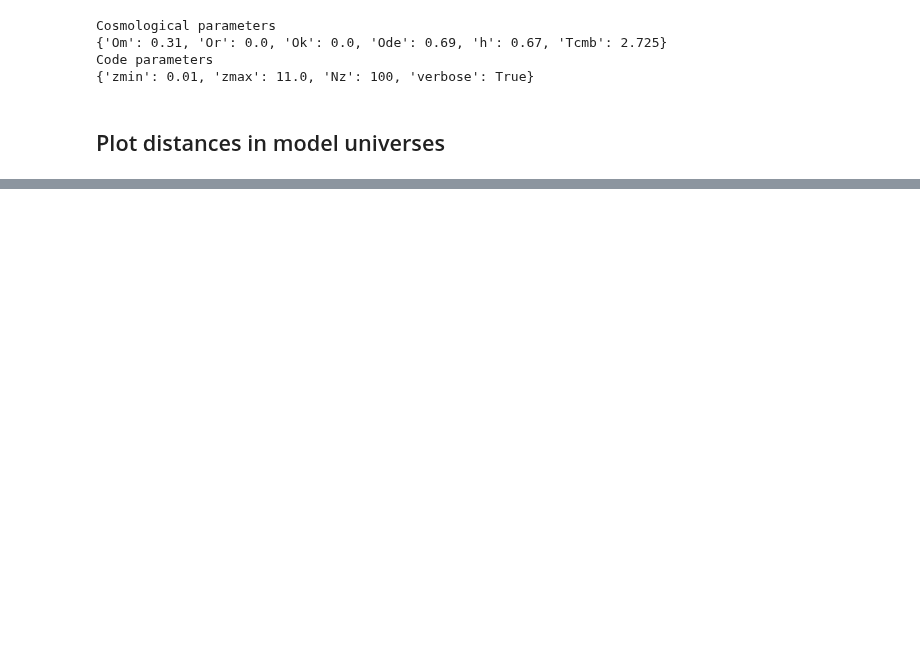
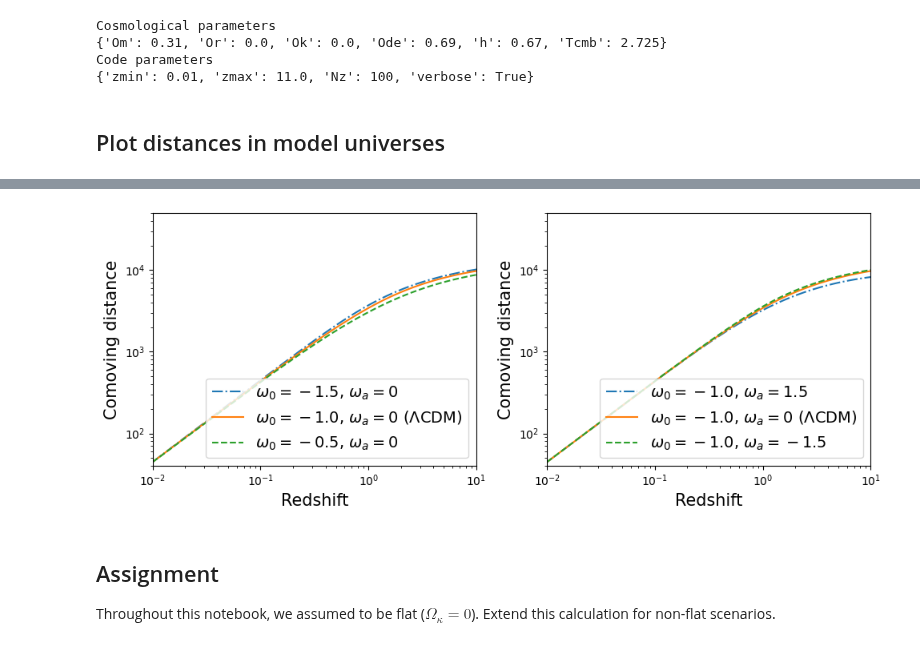
Before and after one commit to sambit-giri/AstronomyCalc, a Jupyter notebook: notebooks/model_universes.ipynb, the cells around one changed output, grey strips where cells are left out. Drawn from its saved outputs; the diff is of its cells as text; code cells hidden in the pictures; blank space fills up the shorter version.

```diff
--- a/notebooks/model_universes.ipynb
+++ b/notebooks/model_universes.ipynb
@@ -96,0 +145,38 @@ plt.show()
+# %%
+cosmo_flatw0wacdm_1 = cosmology.Flatw0waCDM(100*cosmo_dict['h'], cosmo_dict['Om'],
+                                         w0=-1.5, wa=0.0)
+cosmo_flatw0wacdm_2 = cosmology.Flatw0waCDM(100*cosmo_dict['h'], cosmo_dict['Om'],
+                                         w0=-0.5, wa=0.0)
+
+cosmo_flatw0wacdm_3 = cosmology.Flatw0waCDM(100*cosmo_dict['h'], cosmo_dict['Om'],
+                                         w0=-1.0, wa=1.5)
+cosmo_flatw0wacdm_4 = cosmology.Flatw0waCDM(100*cosmo_dict['h'], cosmo_dict['Om'],
+                                         w0=-1.0, wa=-1.5)
+# %%
+zs = np.linspace(param.code.zmin,param.code.zmax,param.code.Nz)
+
+fig, axs = plt.subplots(1,2,figsize=(10,4))
+axs[0].loglog(zs, cosmo_flatw0wacdm_1.comoving_distance(zs), ls='-.', label='$\omega_0=-1.5$, $\omega_a=0$')
+axs[0].loglog(zs, cosmo_flatlcdm.comoving_distance(zs), ls='-', label='$\omega_0=-1.0$, $\omega_a=0$ ($\Lambda$CDM)')
+axs[0].loglog(zs, cosmo_flatw0wacdm_2.comoving_distance(zs), ls='--', label='$\omega_0=-0.5$, $\omega_a=0$')
+axs[0].legend(loc=4, fontsize=14)
+axs[0].set_xlabel('Redshift', fontsize=15)
+axs[0].set_ylabel('Comoving distance', fontsize=15)
+axs[0].axis([0.01,10,40,5e4])
+
+axs[1].loglog(zs, cosmo_flatw0wacdm_3.comoving_distance(zs), ls='-.', label='$\omega_0=-1.0$, $\omega_a=1.5$')
+axs[1].loglog(zs, cosmo_flatlcdm.comoving_distance(zs), ls='-', label='$\omega_0=-1.0$, $\omega_a=0$ ($\Lambda$CDM)')
+axs[1].loglog(zs, cosmo_flatw0wacdm_4.comoving_distance(zs), ls='--', label='$\omega_0=-1.0$, $\omega_a=-1.5$')
+axs[1].legend(loc=4, fontsize=14)
+axs[1].set_xlabel('Redshift', fontsize=15)
+axs[1].set_ylabel('Comoving distance', fontsize=15)
+axs[1].axis([0.01,10,40,5e4])
+
+plt.tight_layout()
+plt.show()
+# %% [output]
+[figure, added]
+# %% [markdown]
+## Assignment
+
+Throughout this notebook, we assumed to be flat ($\Omega_\kappa=0$). Extend this calculation for non-flat scenarios.
```
Also changed, not shown: parts of 10 cells of this notebook, 1 other file.
